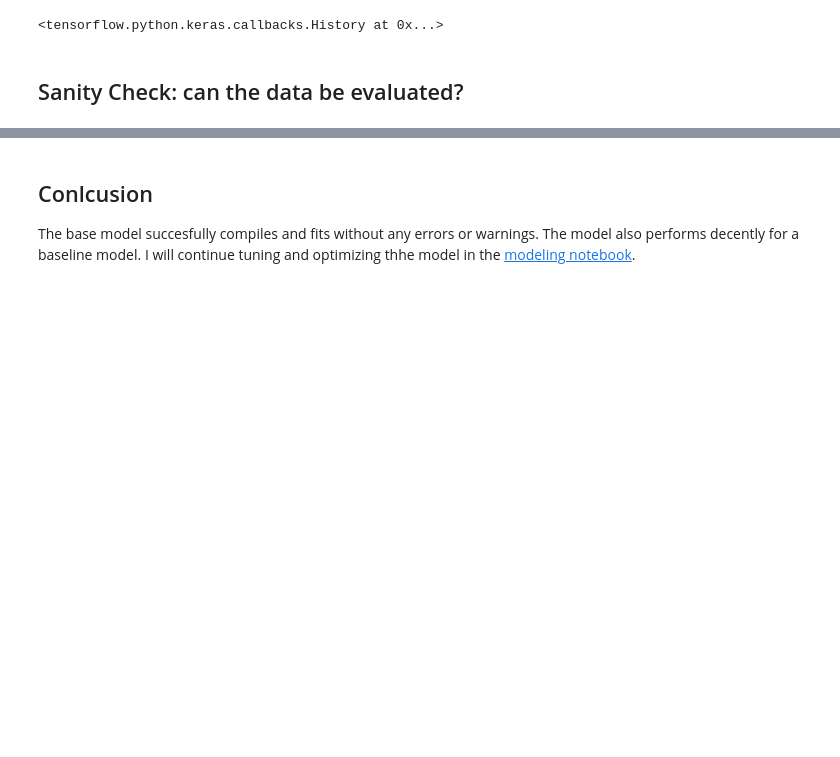
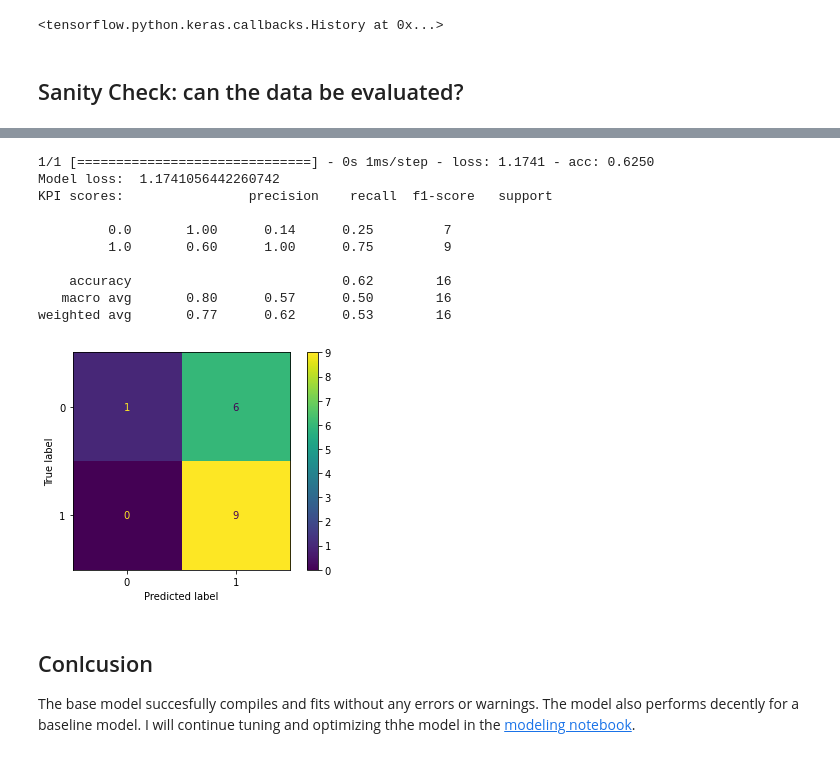
Before and after one commit to Zeth-Abney/Flatiron-school, a Jupyter notebook: phase-4/PROJECT-2/eda.ipynb, the cells around one changed output, grey strips where cells are left out. Cells and saved outputs as stored; diff of their text form; code cells hidden in the pictures; blank space fills up the shorter version.

```diff
--- a/phase-4/PROJECT-2/eda.ipynb
+++ b/phase-4/PROJECT-2/eda.ipynb
@@ -270,3 +178,53 @@ plt.show()
+# %%
+def evaluate_model_performance(model,data_generator,verbose=True):
+    """
+    Takes in a keras model object and ImageDataGenerator object
+    Samples a batch from the data generator
+    Calcultes key performance indicators (KPIs)
+    Prints loss and classification_report, and plots a confusion matrix
+    If not verbose, returns loss, classification_report and confusion_matrix
+    """
+
+    # declare evaluation sample
+    X_test, y_test = data_generator.next()
+
+    # insantiate test prediction
+    y_pred = np.round(model.predict(X_test))
+
+    # evaluate KPIs
+    loss, accuracy = model.evaluate(X_test,y_test)
+
+    # calculate the confusion matrix and classification report
+    matrix = confusion_matrix(y_test, y_pred)
+    report = classification_report(y_test,y_pred)
+
+    # create a ConfusionMatrixDisplay object
+    disp = ConfusionMatrixDisplay(matrix)
+
+    # print loss and KPI scores
+    print("Model loss: ",loss)
+    print("KPI scores: ",report)
+
+    # plot confusion matrix
+    disp.plot()
+    plt.show()
+
+    if not verbose:
+        return loss, report, matrix
+# %%
+evaluate_model_performance(base_model,test_data_generator)
+# %% [output]
+1/1 [==============================] - 0s 1ms/step - loss: 1.1741 - acc: 0.6250
+Model loss:  1.1741056442260742
+KPI scores:                precision    recall  f1-score   support
+
+         0.0       1.00      0.14      0.25         7
+         1.0       0.60      1.00      0.75         9
+
+    accuracy                           0.62        16
+   macro avg       0.80      0.57      0.50        16
+weighted avg       0.77      0.62      0.53        16
+[figure, added]
 # %% [markdown]
 ## Conlcusion
 The base model succesfully compiles and fits without any errors or warnings. The model also performs decently for a baseline model. I will continue tuning and optimizing thhe model in the [modeling notebook](/PROJECT-2/modeling.ipynb).
```
Also changed, not shown: parts of 9 cells of this notebook, 2 other files.
